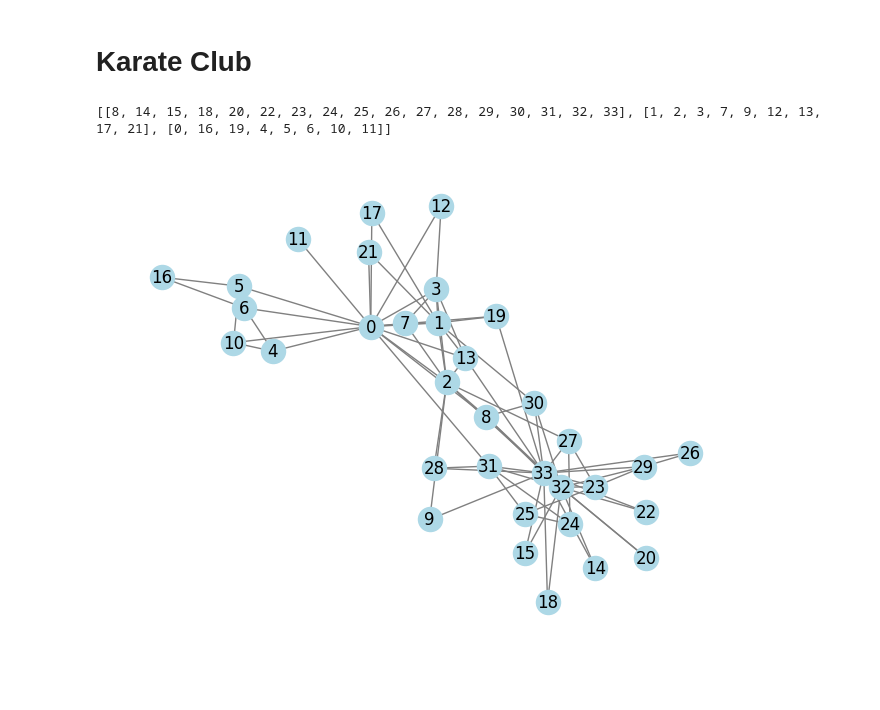
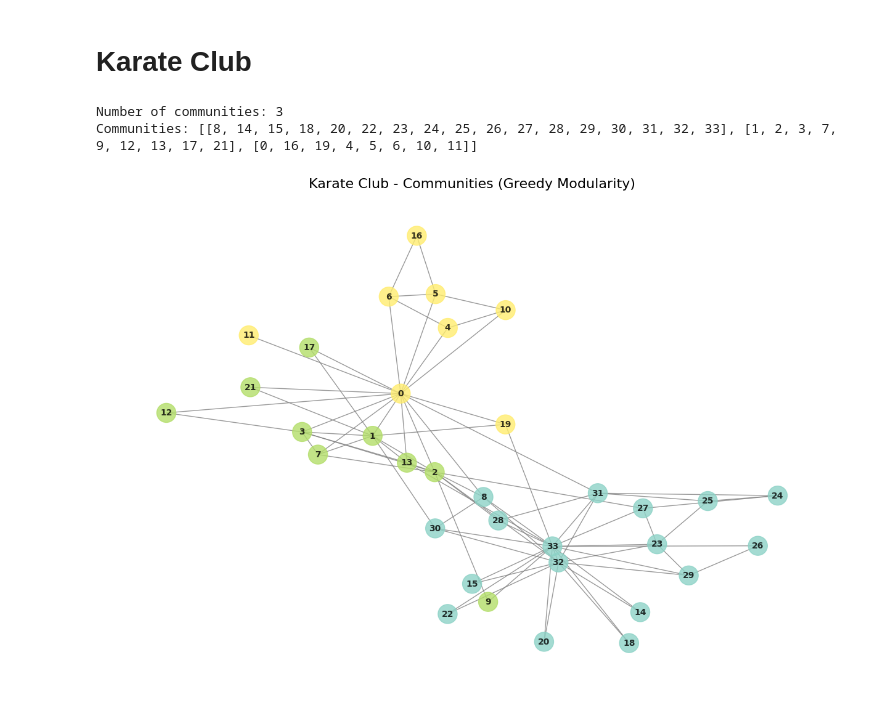
Before and after one commit to andrestobelem/networkscience, a Jupyter notebook: karate_club.ipynb, the cells around one changed output. Drawn from its saved outputs; the diff is of its cells as text; code cells hidden in the pictures; blank space fills up the shorter version.

Commit message:
Enhance karate club analysis notebook with community detection using both Greedy Modularity and Girvan-Newman methods; update visualizations and execution counts.

```diff
--- a/karate_club.ipynb
+++ b/karate_club.ipynb
@@ -3,21 +3,46 @@
 # %%
 import networkx as nx
 
 G = nx.karate_club_graph()
 
 # Información básica
 
 # Detección de comunidades
 from networkx.algorithms import community
 
 communities = community.greedy_modularity_communities(G)
-print([list(c) for c in communities])
+print(f"Number of communities: {len(communities)}")
+print(f"Communities: {[list(c) for c in communities]}")
 
-# Visualización
+# Visualización de comunidades con Greedy Modularity
 import matplotlib.pyplot as plt
 
-nx.draw(G, with_labels=True, node_color="lightblue", edge_color="gray")
+# Create color map for nodes
+color_map = []
+for node in G.nodes():
+    for i, comm in enumerate(communities):
+        if node in comm:
+            color_map.append(i)
+            break
+
+plt.figure(figsize=(12, 8))
+pos = nx.spring_layout(G, seed=42)  # Fixed layout for consistency
+
+# Draw the graph with community colors
+nx.draw(G, pos,
+        node_color=color_map,
+        with_labels=True,
+        node_size=500,
+        cmap=plt.cm.Set3,
+        edge_color="gray",
+        alpha=0.8,
+        font_size=10,
+        font_weight='bold')
+
+plt.title("Karate Club - Communities (Greedy Modularity)", fontsize=16)
+plt.tight_layout()
 plt.show()
 # %% [output]
-[[8, 14, 15, 18, 20, 22, 23, 24, 25, 26, 27, 28, 29, 30, 31, 32, 33], [1, 2, 3, 7, 9, 12, 13, 17, 21], [0, 16, 19, 4, 5, 6, 10, 11]]
+Number of communities: 3
+Communities: [[8, 14, 15, 18, 20, 22, 23, 24, 25, 26, 27, 28, 29, 30, 31, 32, 33], [1, 2, 3, 7, 9, 12, 13, 17, 21], [0, 16, 19, 4, 5, 6, 10, 11]]
-[figure, old version]
+[figure, new version]
```
Also changed, not shown: parts of 1 cell of this notebook.
